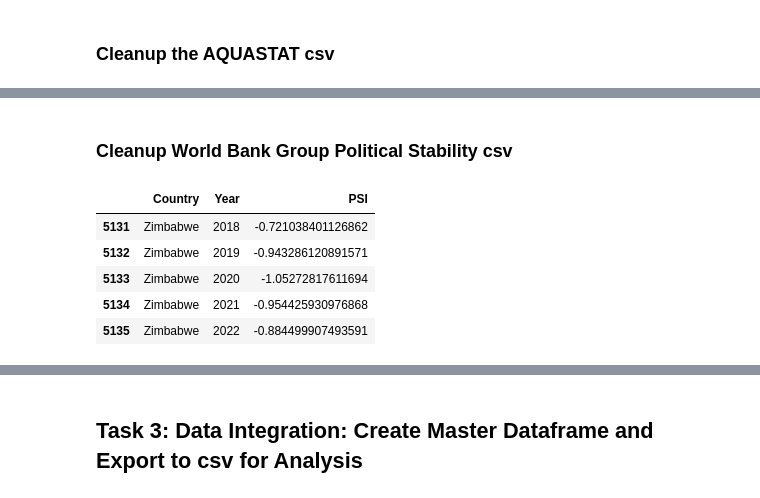
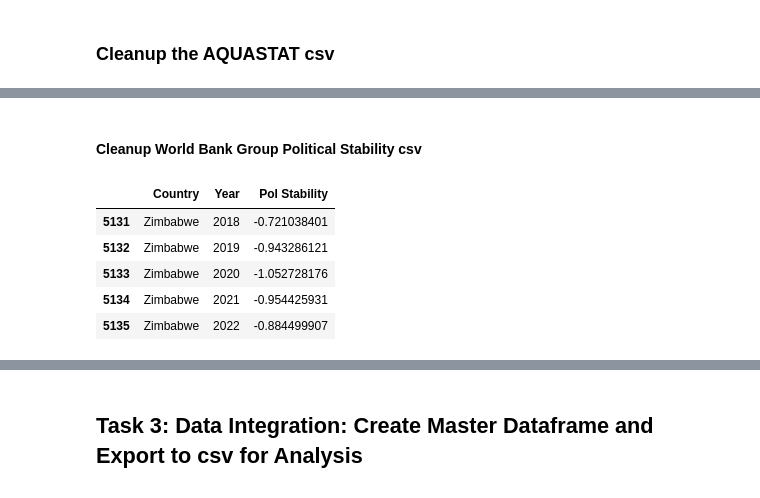
Before and after one commit to msmith150/Water-Conflict-Analysis, a Jupyter notebook: project1_data_cleanup.ipynb, the cells around one changed output, grey strips where cells are left out. Drawn from its saved outputs; the diff is of its cells as text; code cells hidden in the pictures.

```diff
--- a/project1_data_cleanup.ipynb
+++ b/project1_data_cleanup.ipynb
@@ -213,24 +153,24 @@ crime_df_clean.tail()
 # %% [markdown]
-### Cleanup World Bank Group Political Stability csv
+#### Cleanup World Bank Group Political Stability csv
 # %%
 # Create stability dataframe from csv: set country as index, drop unused columns, stack the remaining columns, and reset the index
 stability_df = stability_csv.set_index('Country Name').drop(columns=['Series Name', 'Series Code', 'Country Code']).stack().reset_index()
 
 # Rename the column headers and replace null values ".." with 0
-stability_df_clean = stability_df.rename(columns={'Country Name': 'Country',
+stability_df = stability_df.rename(columns={'Country Name': 'Country',
                                                   'level_1': 'Year',
-                                                  0: 'PSI'
+                                                  0: 'Pol Stability'
                                                  }).replace('..', 0)
 
 # Grab the first four values of the year column and convert to an integer
-stability_df_clean['Year'] = stability_df_clean['Year'].str[0:4].astype(int)
+stability_df['Year'] = stability_df['Year'].str[0:4].astype(int)
 
 # Display the clean dataframe
-stability_df_clean.tail()
+stability_df.tail()
 # %% [output]
-|  | Country | Year | PSI |
-| 5131 | Zimbabwe | 2018 | -0.721038401126862 |
-| 5132 | Zimbabwe | 2019 | -0.943286120891571 |
-| 5133 | Zimbabwe | 2020 | -1.05272817611694 |
-| 5134 | Zimbabwe | 2021 | -0.954425930976868 |
-| 5135 | Zimbabwe | 2022 | -0.884499907493591 |
+|  | Country | Year | Pol Stability |
+| 5131 | Zimbabwe | 2018 | -0.721038401 |
+| 5132 | Zimbabwe | 2019 | -0.943286121 |
+| 5133 | Zimbabwe | 2020 | -1.052728176 |
+| 5134 | Zimbabwe | 2021 | -0.954425931 |
+| 5135 | Zimbabwe | 2022 | -0.884499907 |
```
Also changed, not shown: parts of 29 cells of this notebook, 11 other files.
